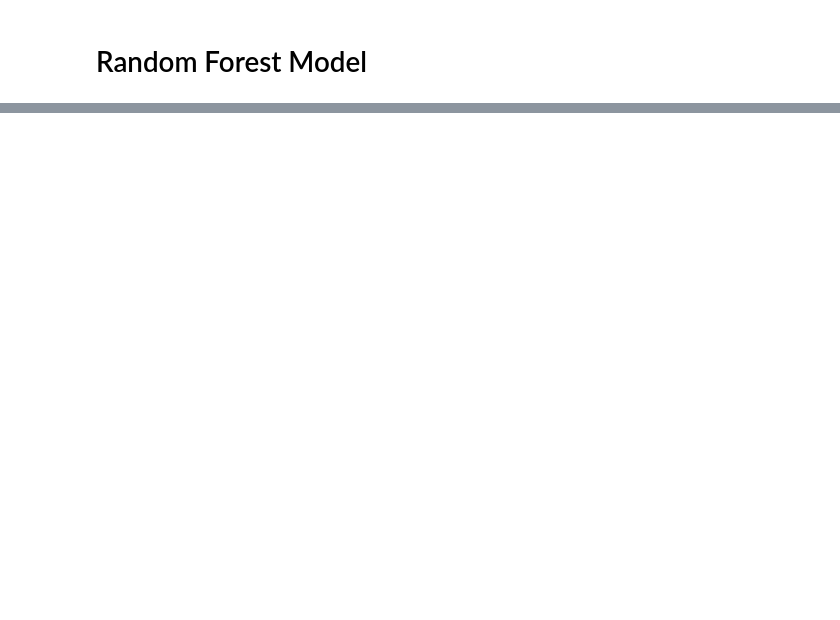
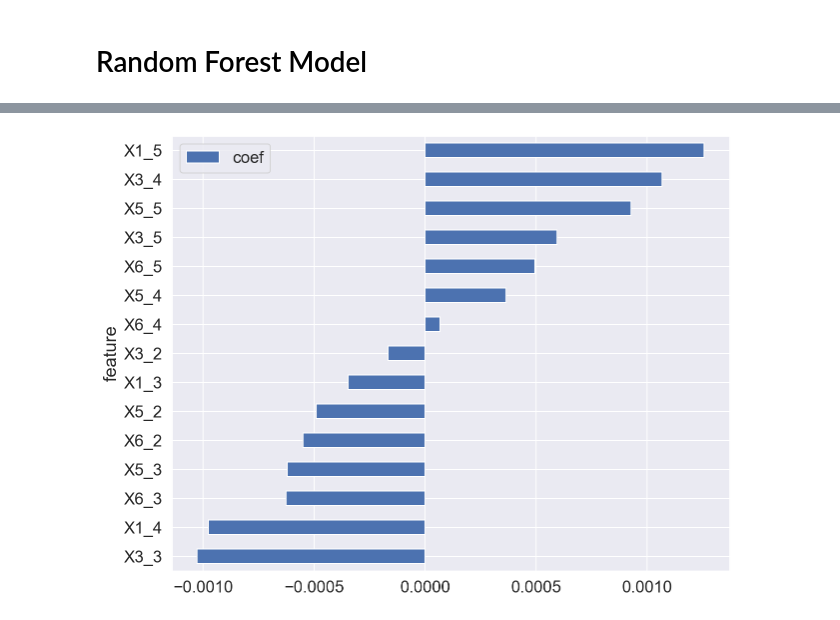
Before and after one commit to VeronicaPhillip/Happy-Customers-Survey, a Jupyter notebook: Happy Customers Survey.ipynb, the cells around one changed output, grey strips where cells are left out. Drawn from its saved outputs; the diff is of its cells as text; code cells hidden in the pictures; blank space fills up the shorter version.

```diff
--- a/Happy Customers Survey.ipynb
+++ b/Happy Customers Survey.ipynb
@@ -849,0 +964,8 @@ weighted avg       0.61      0.62      0.61        26
+# %%
+# Get X and y data
+#Dummifying the predictor variables identified as classification variables.
+
+df = survey.copy()
+y1 = df2.pop('Y')
+X1 = df2
+X1 = pd.get_dummies(X1, columns=['X1', 'X3', 'X5', 'X6'], drop_first=True)
@@ -849,0 +1000,29 @@ weighted avg       0.61      0.62      0.61        26
+# %%
+model = LogisticRegression(max_iter=100000)
+
+# setup the grid search
+params = {'C': np.logspace(-4, 2, 10),
+          'solver': ['liblinear'],
+          'penalty': ['l2'],
+          'fit_intercept': [True, False]}
+
+lr_gs = GridSearchCV(estimator=model,
+                  param_grid=params,
+                  cv=5,
+                  scoring='accuracy',
+                  return_train_score=True,
+                  n_jobs=-2)
+
+lr_gs.fit(X1_train, y1_train)
+
+# extract the grid search results
+print('Best Parameters:')
+print(lr_gs.best_params_)
+print('Best estimator C:')
+print(lr_gs.best_estimator_.C)
+print('Best estimator mean cross validated training score:')
+print(lr_gs.best_score_)
+print('Best estimator score on the full training set:')
+print(lr_gs.score(X1_train, y1_train))
+print('Best estimator score on the test set:')
+print(lr_gs.score(X1_test, y1_test))
@@ -849,0 +1040,7 @@ weighted avg       0.61      0.62      0.61        26
+# %%
+pd.DataFrame(list(zip(X1.columns, lr_gs.best_estimator_.coef_[0])), columns=['feature', 'coef']
+            ).sort_values(by='coef'
+                         ).plot(kind='barh', x='feature', y='coef', figsize=(10, 8))
+plt.show()
+# %% [output]
+[figure, added]
```
Also changed, not shown: parts of 85 cells of this notebook.
